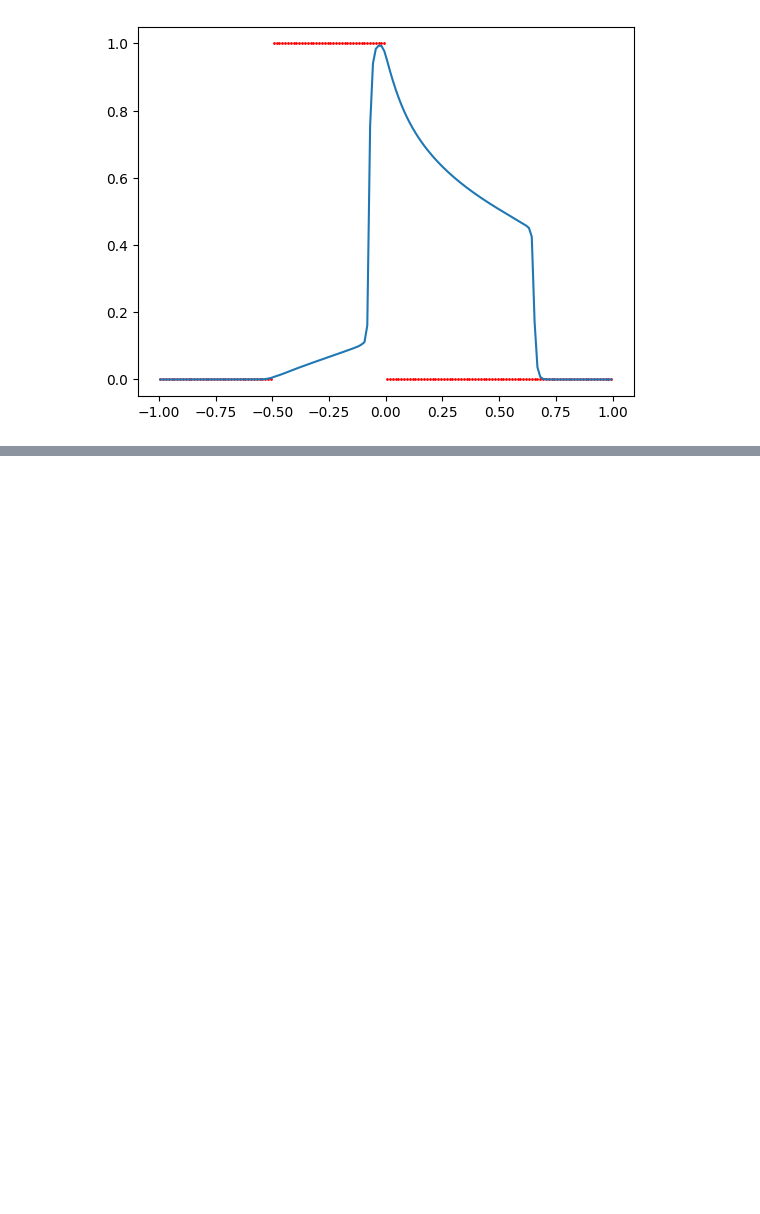
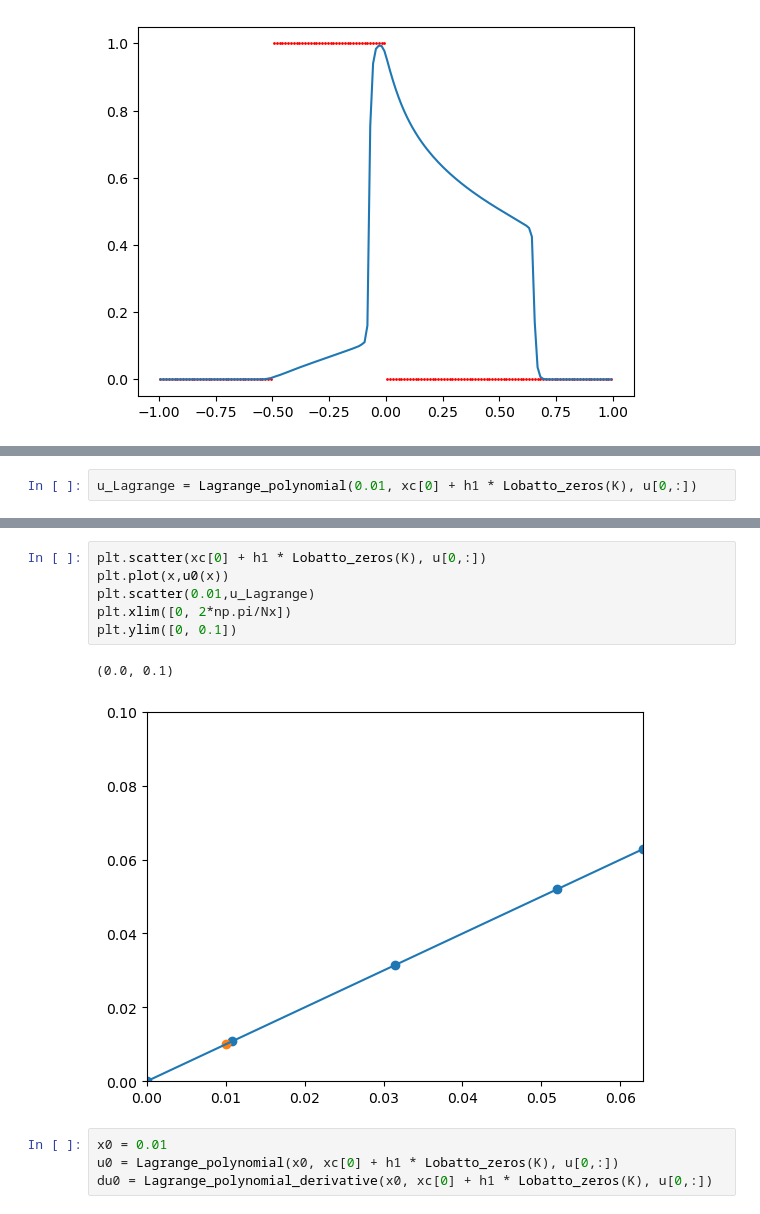
Before and after one commit to xiaoxiami-zyx/DG, a Jupyter notebook: 1D_FEM_DG.ipynb, the cells around one changed output, grey strips where cells are left out. Cells and saved outputs as stored; diff of their text form; blank space fills up the shorter version.

```diff
--- a/1D_FEM_DG.ipynb
+++ b/1D_FEM_DG.ipynb
@@ -289,0 +408,2 @@ max(u_num[:,0])
+# %%
+u_Lagrange = Lagrange_polynomial(0.01, xc[0] + h1 * Lobatto_zeros(K), u[0,:])
@@ -289,0 +420,13 @@ max(u_num[:,0])
+# %%
+plt.scatter(xc[0] + h1 * Lobatto_zeros(K), u[0,:])
+plt.plot(x,u0(x))
+plt.scatter(0.01,u_Lagrange)
+plt.xlim([0, 2*np.pi/Nx])
+plt.ylim([0, 0.1])
+# %% [output]
+(0.0, 0.1)
+[figure, added]
+# %%
+x0 = 0.01
+u0 = Lagrange_polynomial(x0, xc[0] + h1 * Lobatto_zeros(K), u[0,:])
+du0 = Lagrange_polynomial_derivative(x0, xc[0] + h1 * Lobatto_zeros(K), u[0,:])
```
Also changed, not shown: parts of 15 cells of this notebook, 1 other file.
